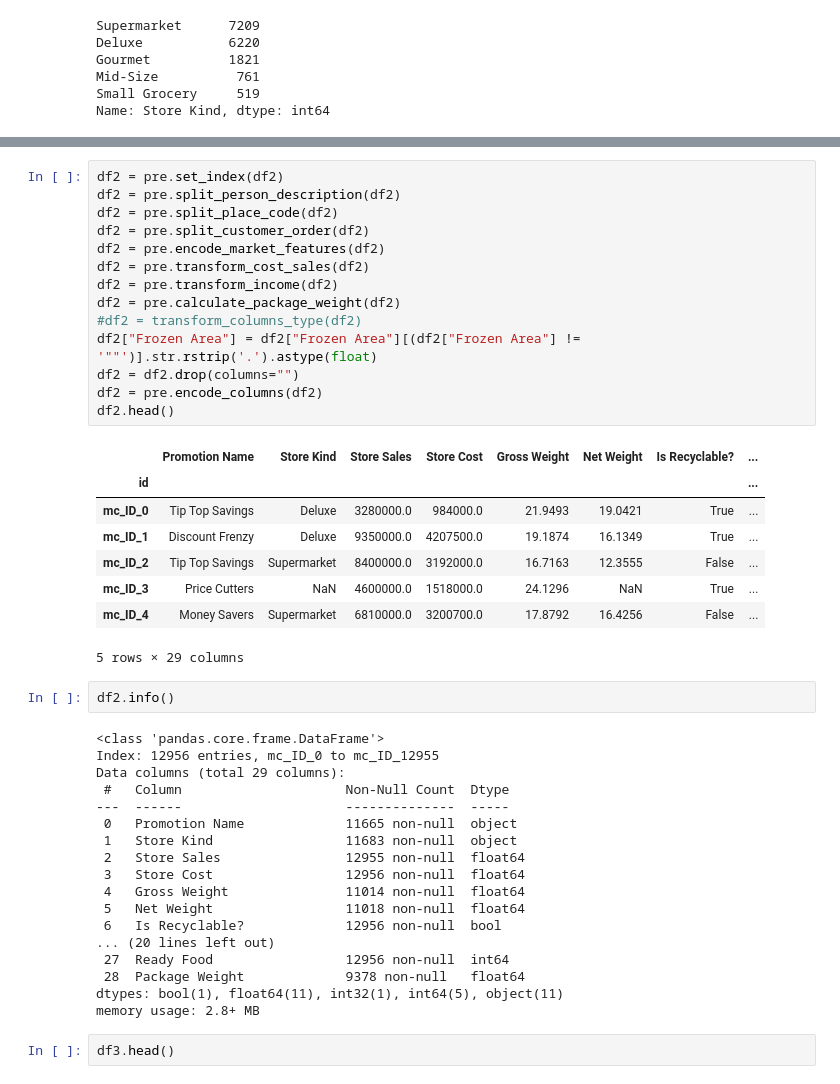
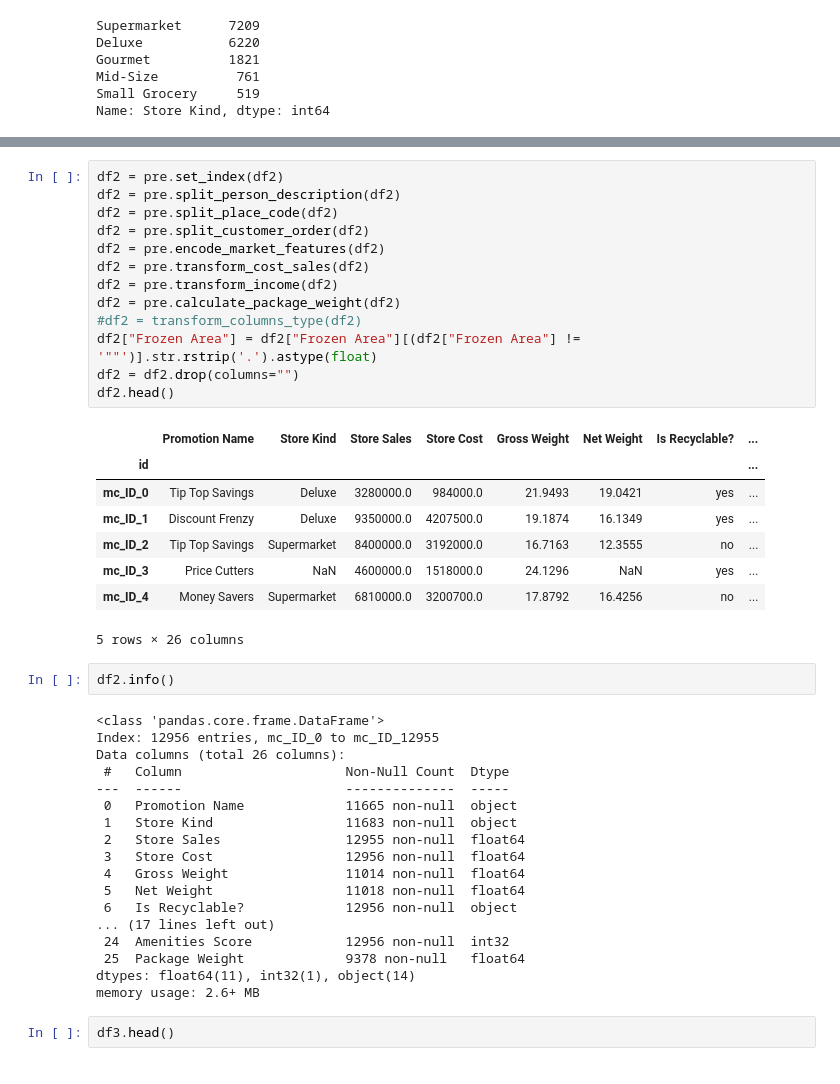
Before and after one commit to kershrita/Predicting-Market-Costs, a Jupyter notebook: data pre-processing.ipynb, the cells around one changed output, grey strips where cells are left out. Saved outputs shown, nothing was run; the diff lists cells and outputs as text.

```diff
--- a/data pre-processing.ipynb
+++ b/data pre-processing.ipynb
@@ -252,32 +239,31 @@ df2.head(3)
 # %%
 df2 = pre.set_index(df2)
 df2 = pre.split_person_description(df2)
 df2 = pre.split_place_code(df2)
 df2 = pre.split_customer_order(df2)
 df2 = pre.encode_market_features(df2)
 df2 = pre.transform_cost_sales(df2)
 df2 = pre.transform_income(df2)
 df2 = pre.calculate_package_weight(df2)
 #df2 = transform_columns_type(df2)
 df2["Frozen Area"] = df2["Frozen Area"][(df2["Frozen Area"] != '""')].str.rstrip('.').astype(float)
 df2 = df2.drop(columns="")
-df2 = pre.encode_columns(df2)
 df2.head()
 # %% [output]
 |  | Promotion Name | Store Kind | Store Sales | Store Cost | Gross Weight | Net Weight | Is Recyclable? | ... |
 | id |  |  |  |  |  |  |  | ... |
-| mc_ID_0 | Tip Top Savings | Deluxe | 3280000.0 | 984000.0 | 21.9493 | 19.0421 | True | ... |
-| mc_ID_1 | Discount Frenzy | Deluxe | 9350000.0 | 4207500.0 | 19.1874 | 16.1349 | True | ... |
-| mc_ID_2 | Tip Top Savings | Supermarket | 8400000.0 | 3192000.0 | 16.7163 | 12.3555 | False | ... |
-| mc_ID_3 | Price Cutters | NaN | 4600000.0 | 1518000.0 | 24.1296 | NaN | True | ... |
-| mc_ID_4 | Money Savers | Supermarket | 6810000.0 | 3200700.0 | 17.8792 | 16.4256 | False | ... |
+| mc_ID_0 | Tip Top Savings | Deluxe | 3280000.0 | 984000.0 | 21.9493 | 19.0421 | yes | ... |
+| mc_ID_1 | Discount Frenzy | Deluxe | 9350000.0 | 4207500.0 | 19.1874 | 16.1349 | yes | ... |
+| mc_ID_2 | Tip Top Savings | Supermarket | 8400000.0 | 3192000.0 | 16.7163 | 12.3555 | no | ... |
+| mc_ID_3 | Price Cutters | NaN | 4600000.0 | 1518000.0 | 24.1296 | NaN | yes | ... |
+| mc_ID_4 | Money Savers | Supermarket | 6810000.0 | 3200700.0 | 17.8792 | 16.4256 | no | ... |
-5 rows × 29 columns
+5 rows × 26 columns
 # %%
 df2.info()
 # %% [output]
 <class 'pandas.core.frame.DataFrame'>
 Index: 12956 entries, mc_ID_0 to mc_ID_12955
-Data columns (total 29 columns):
+Data columns (total 26 columns):
  #   Column                     Non-Null Count  Dtype
 ---  ------                     --------------  -----
  0   Promotion Name             11665 non-null  object
@@ -286,12 +272,12 @@ Data columns (total 29 columns):
  3   Store Cost                 12956 non-null  float64
  4   Gross Weight               11014 non-null  float64
  5   Net Weight                 11018 non-null  float64
- 6   Is Recyclable?             12956 non-null  bool
-... (20 lines left out)
- 27  Ready Food                 12956 non-null  int64
- 28  Package Weight             9378 non-null   float64
-dtypes: bool(1), float64(11), int32(1), int64(5), object(11)
-memory usage: 2.8+ MB
+ 6   Is Recyclable?             12956 non-null  object
+... (17 lines left out)
+ 24  Amenities Score            12956 non-null  int32
+ 25  Package Weight             9378 non-null   float64
+dtypes: float64(11), int32(1), object(14)
+memory usage: 2.6+ MB
 # %%
 df3.head()
 # %% [output]
```
Also changed, not shown: parts of 28 cells of this notebook.
